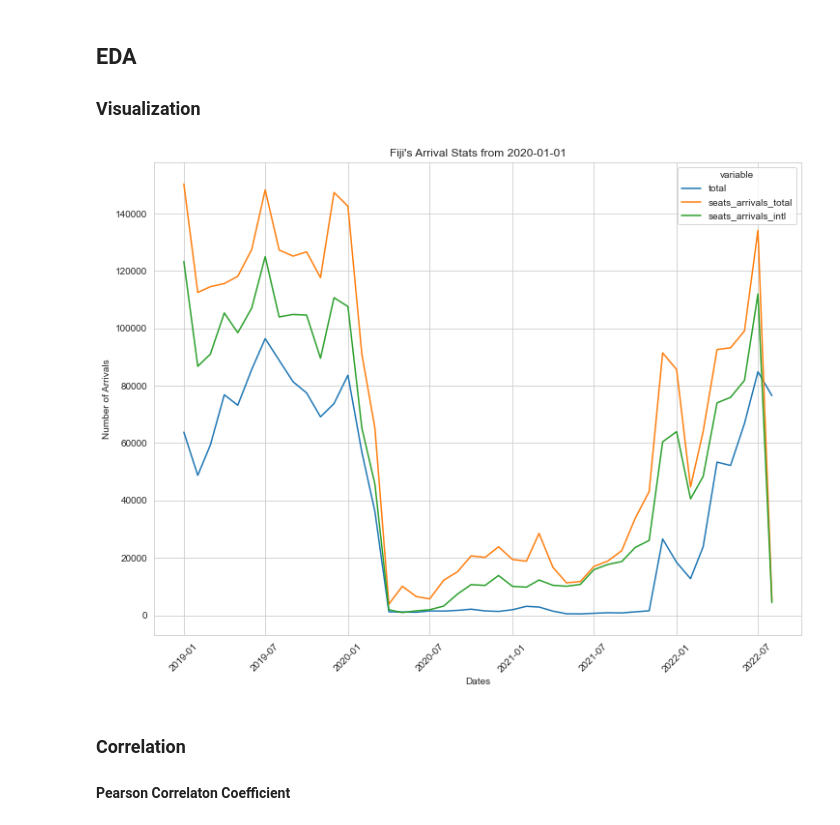
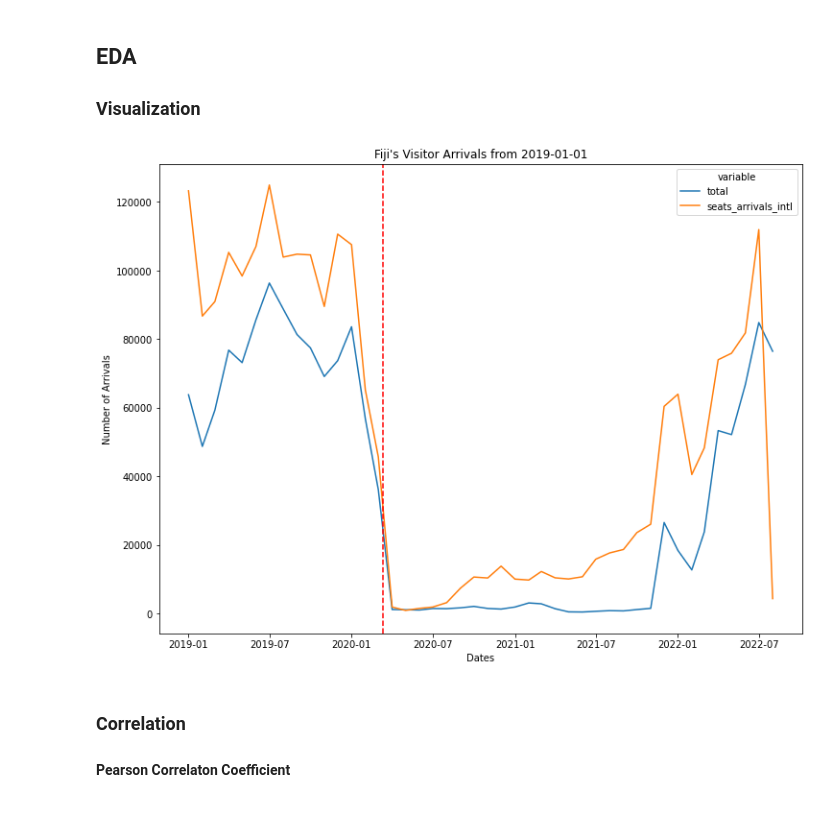
Before and after one commit to worldbank/pacific-observatory, a Jupyter notebook: scripts/notebooks/EDA-Fiji.ipynb, the cells around one changed output. Saved outputs shown, nothing was run; the diff lists cells and outputs as text; code cells hidden in the pictures.

Commit message:
Update Fiji's latest files to improve modelling.

```diff
--- a/scripts/notebooks/EDA-Fiji.ipynb
+++ b/scripts/notebooks/EDA-Fiji.ipynb
@@ -100,21 +100,22 @@ fj_merged.head(5)
 ## EDA
 ### Visualization
 # %%
-viz_df = fj_merged[["dates", "total", "seats_arrivals_total", "seats_arrivals_intl"]]
+viz_df = fj_merged[["dates", "total", "seats_arrivals_intl"]]
 viz_df = pd.melt(viz_df, "dates")
 viz_df["value"] = viz_df["value"].astype(float)
 
 
-plt.figure(figsize=(12,9))
-sns.set_style("whitegrid")
+plt.figure(figsize=(12, 9))
+# sns.set_style("whitegrid")
 sns.lineplot(data=viz_df, x="dates", y="value", hue="variable")
 plt.xlabel("Dates")
+plt.axvline(datetime.datetime(2020, 3, 12), linestyle="dashed", color="red")
 plt.ylabel("Number of Arrivals")
-plt.title("Fiji's Arrival Stats from 2020-01-01")
-plt.xticks(rotation=45)
-plt.show()
+plt.title("Fiji's Visitor Arrivals from 2019-01-01")
+# plt.xticks(rotation=45)
+plt.savefig("fiji.png", dpi=400)
 # %% [output]
-[figure, old version]
+[figure, new version]
 # %% [markdown]
 ### Correlation
 #### Pearson Correlaton Coefficient
```
Also changed, not shown: parts of 13 cells of this notebook, 11 other files.
